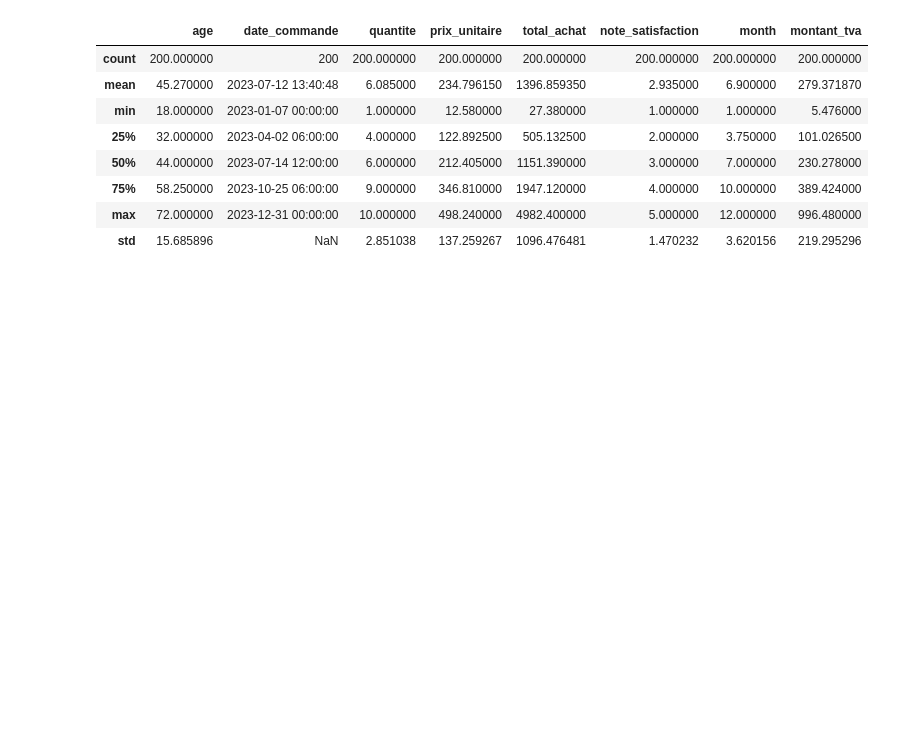
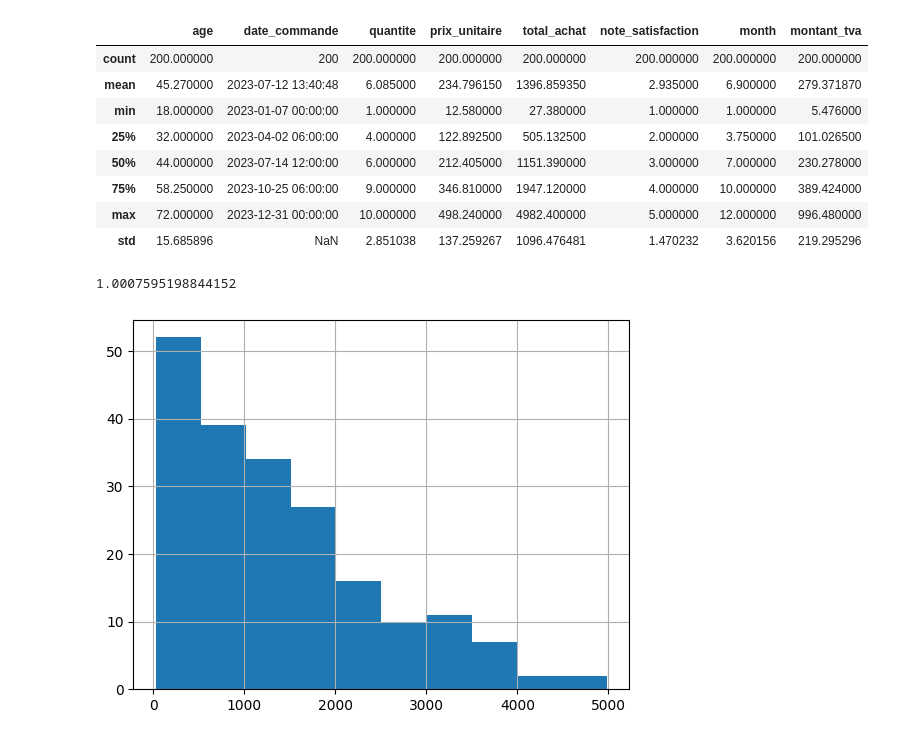
Before and after one commit to H3-8/pandas, a Jupyter notebook: notebook.ipynb, the cells around one changed output. Drawn from its saved outputs; the diff is of its cells as text; code cells hidden in the pictures; blank space fills up the shorter version.

```diff
--- a/notebook.ipynb
+++ b/notebook.ipynb
@@ -897,3 +897,14 @@ df.describe()
 | 75% | 58.250000 | 2023-10-25 06:00:00 | 9.000000 | 346.810000 | 1947.120000 | 4.000000 | 10.000000 | 389.424000 |
 | max | 72.000000 | 2023-12-31 00:00:00 | 10.000000 | 498.240000 | 4982.400000 | 5.000000 | 12.000000 | 996.480000 |
 | std | 15.685896 | NaN | 2.851038 | 137.259267 | 1096.476481 | 1.470232 | 3.620156 | 219.295296 |
+# %%
+df['total_achat'].skew()
+# %% [output]
+1.0007595198844152
+# %%
+import matplotlib.pyplot as plt
+
+df['total_achat'].hist()
+plt.show()
+# %% [output]
+[figure, added]
```
Also changed, not shown: parts of 5 cells of this notebook.
